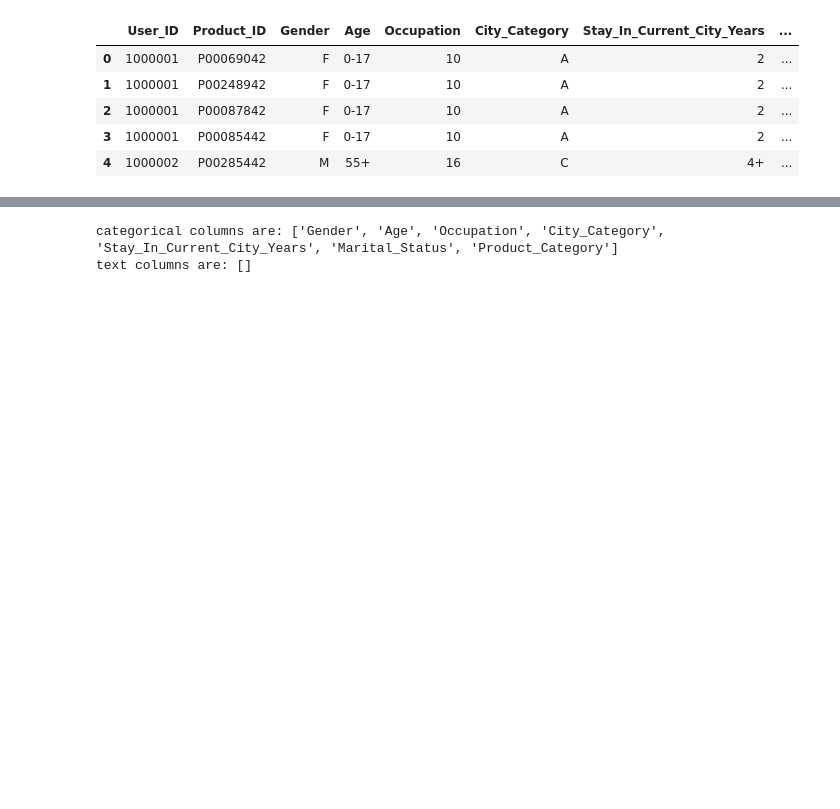
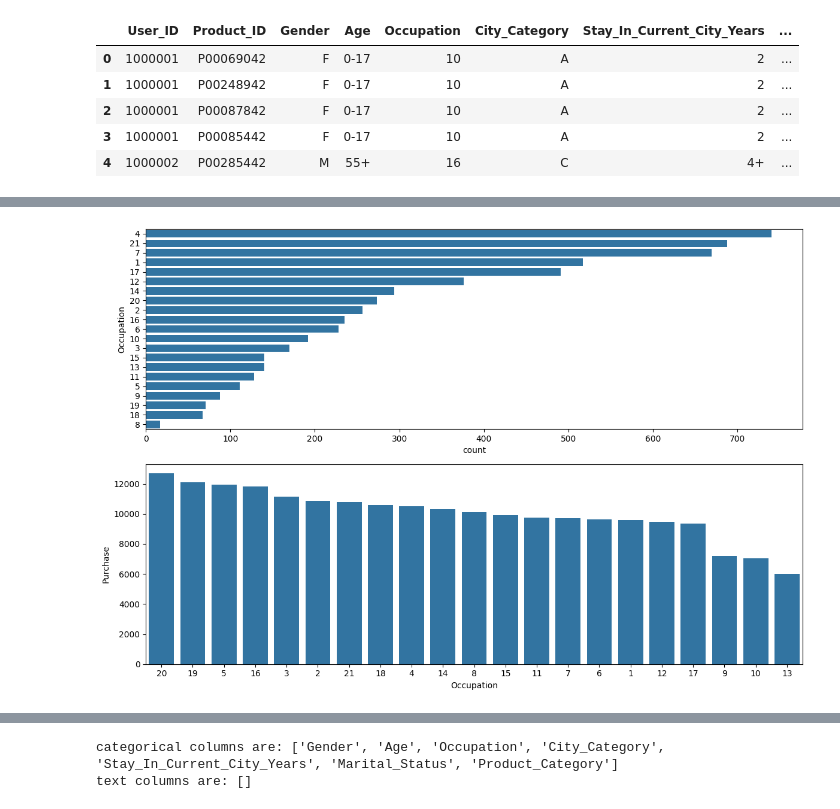
Before and after one commit to PannawatChauychoo/E_commerce_data_pipeline, a Jupyter notebook: walmart_EDA/EDA_scripts/EDA.ipynb, the cells around one changed output, grey strips where cells are left out. Cells and saved outputs as stored; diff of their text form; code cells hidden in the pictures; blank space fills up the shorter version.

```diff
--- a/walmart_EDA/EDA_scripts/EDA.ipynb
+++ b/walmart_EDA/EDA_scripts/EDA.ipynb
@@ -473,0 +544,25 @@ text columns are: []
+# %%
+# Create occupation name column by finding non-zero occupation column per row
+Occupation_dist = get_sub_df(User_level, 'Occupation')
+Occupation_per_user = Occupation_dist.apply(lambda row: row[row > 0].index[0].split('_')[1] if any(row > 0) else '21', axis=1)
+
+plt.figure(figsize=(12, 8))
+
+# Sort occupation values by count for better visualization
+occupation_counts = Occupation_per_user.value_counts()
+plt.subplot(2,1,1)
+sns.countplot(data=Occupation_per_user, order=occupation_counts.index)
+plt.xlabel('count')
+plt.ylabel('Occupation')
+
+occ_purchase = pd.concat([Occupation_per_user, Purchase_dist], axis = 1)
+occ_purchase.columns = ['Occupation', 'Purchase']
+purchase_occ = occ_purchase.groupby('Occupation').mean().sort_values(by='Purchase', ascending=False)
+plt.subplot(2,1,2)
+sns.barplot(x=purchase_occ.index, y='Purchase', data=purchase_occ)
+plt.xlabel('Occupation')
+plt.ylabel('Purchase')
+plt.tight_layout()
+plt.show()
+# %% [output]
+[figure, added]
```
Also changed, not shown: parts of 18 cells of this notebook, 17 other files.
